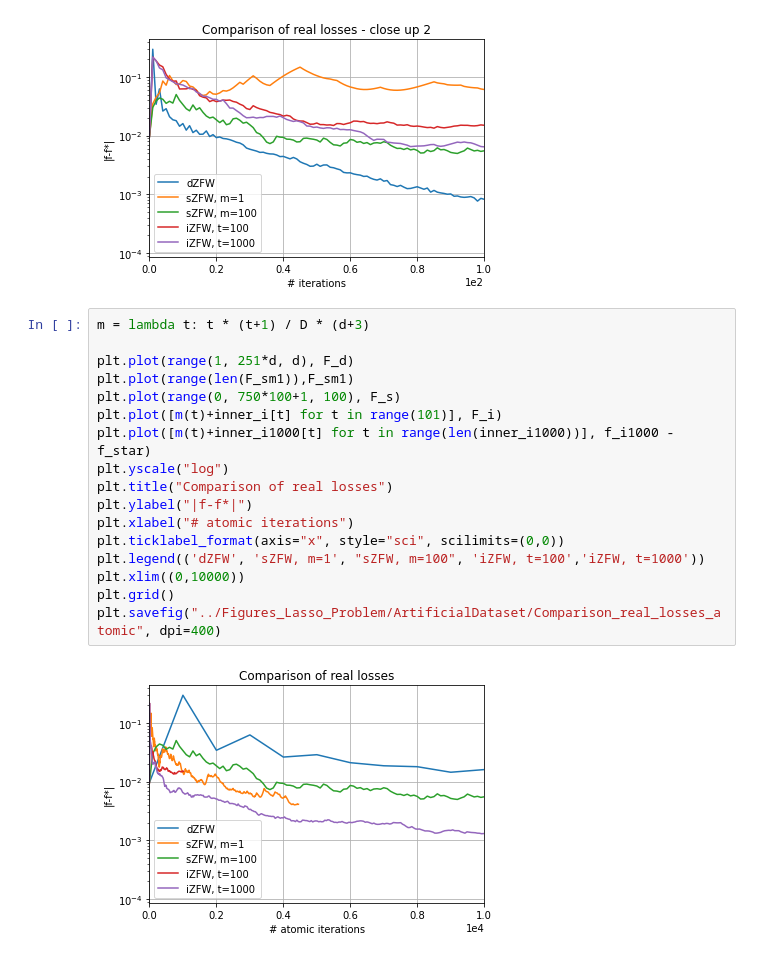
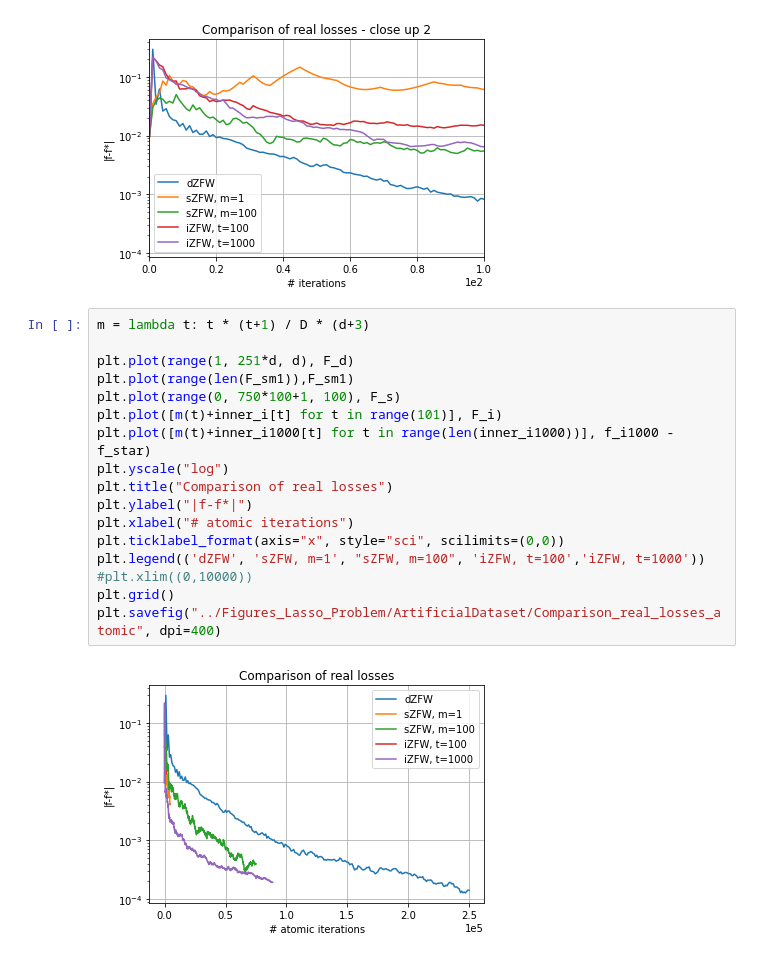
Before and after one commit to liacov/OPTproj, a Jupyter notebook: notebooks/LassoRegression.ipynb, the cells around one changed output. Drawn from its saved outputs; the diff is of its cells as text.

```diff
--- a/notebooks/LassoRegression.ipynb
+++ b/notebooks/LassoRegression.ipynb
@@ -796,22 +796,22 @@ plt.savefig("../Figures_Lasso_Problem/ArtificialDataset/Comparison_real_losses_i
 # %%
 m = lambda t: t * (t+1) / D * (d+3)
 
 plt.plot(range(1, 251*d, d), F_d)
 plt.plot(range(len(F_sm1)),F_sm1)
 plt.plot(range(0, 750*100+1, 100), F_s)
 plt.plot([m(t)+inner_i[t] for t in range(101)], F_i)
 plt.plot([m(t)+inner_i1000[t] for t in range(len(inner_i1000))], f_i1000 - f_star)
 plt.yscale("log")
 plt.title("Comparison of real losses")
 plt.ylabel("|f-f*|")
 plt.xlabel("# atomic iterations")
 plt.ticklabel_format(axis="x", style="sci", scilimits=(0,0))
 plt.legend(('dZFW', 'sZFW, m=1', "sZFW, m=100", 'iZFW, t=100','iZFW, t=1000'))
-plt.xlim((0,10000))
+#plt.xlim((0,10000))
 plt.grid()
 plt.savefig("../Figures_Lasso_Problem/ArtificialDataset/Comparison_real_losses_atomic", dpi=400)
 # %% [output]
-[figure, old version]
+[figure, new version]
 # %%
 plt.plot(range(1, 251*d, d), F_d)
 plt.plot(range(len(F_sm1)),F_sm1)
```
Also changed, not shown: parts of 2 cells of this notebook, 2 other files.
